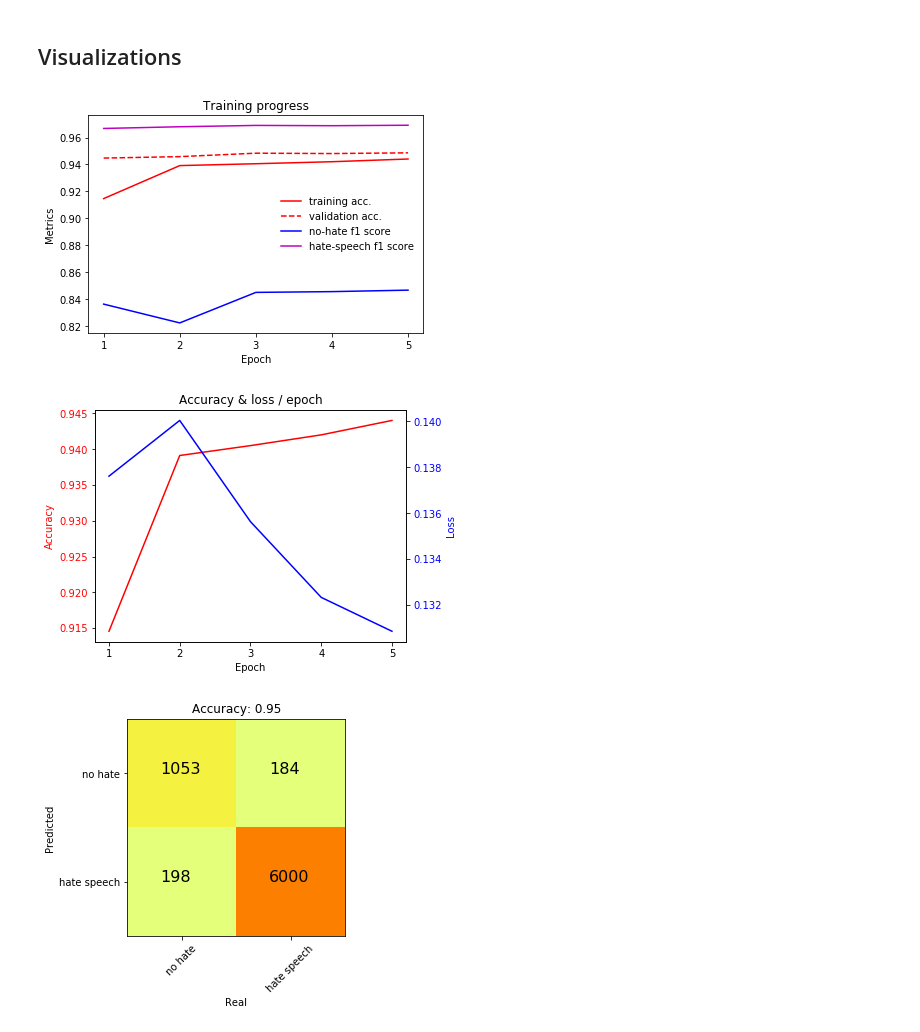
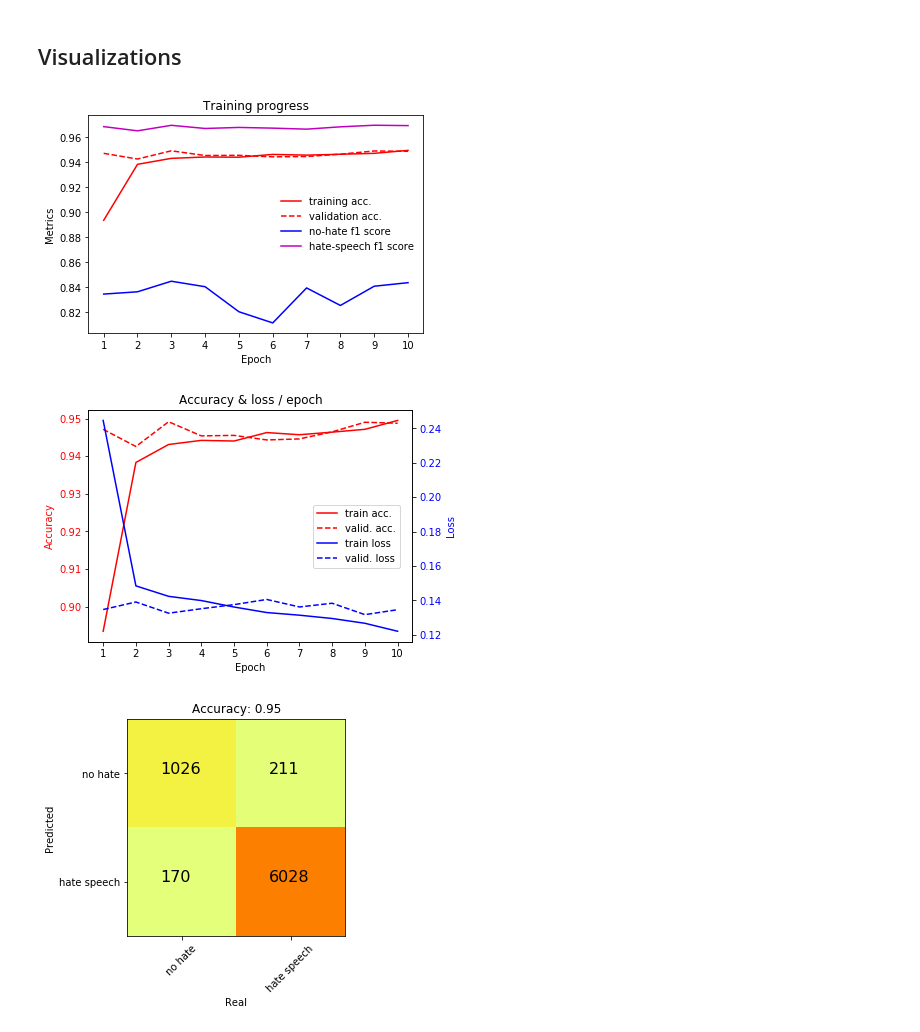
Before and after one commit to kk0walski/Phase_2, a Jupyter notebook: HSD_EN_Dense_model.ipynb, the cells around one changed output. Saved outputs shown, nothing was run; the diff lists cells and outputs as text; code cells hidden in the pictures.

Commit message:
HSD models (new & update)
Upadates of dense, SVM models and additional convolutional, lstm models. Scripts.

```diff
--- a/HSD_EN_Dense_model.ipynb
+++ b/HSD_EN_Dense_model.ipynb
@@ -37,14 +37,14 @@ features.shape
 The best model was selected using a GridSearch with 5-fold CV.
 # %%
 # hyperparams
-LAYERS = 2  # hidden layers count
+LAYERS = 5  # hidden layers count
 LR = 0.001  # learning rate
 OPTIM = tf.keras.optimizers.Adam  # optimizer
-EPOCHS = 5
+EPOCHS = 10
 
 # params
 HL_NODES = 128  # hidden layer nodes
-BATCH_SIZE = 100  # size of input batch
+BATCH_SIZE = 200  # size of input batch
 INIT = 'random_normal'  # trainable param initializer
 # %%
 SPLIT_RATIO = 0.7
@@ -121,6 +121,9 @@ class DenseModel():
 
     def predict(self, X_t):
         return self.model.predict(X_t)
+
+    def save(self, file_name):
+        self.model.save(file_name)
 # %%
 def models_comparison_bars(df, title, save_file=None):
     fig, axs = plt.subplots(1, 3, figsize=(16, 4))
@@ -316,23 +370,27 @@ def plots(y_ss, y_labels, colors, title, file_name=None):
         plt.savefig(file_name)
     plt.show()
 
-def twinx_plot(y1_s, y2_s, x_label, y1_label, y2_label, title, colors=['r', 'b'], file_name=None):
+def twinx_plot(y11_s, y12_s, y21_s, y22_s, x_label, y1_label,y2_label, title,
+               styles=['r-', 'r--', 'b-', 'b--'], colors=['r', 'b'], file_name=None):
     fig, ax1 = plt.subplots()
 
     ax1.set_xlabel(x_label)
-    ax1.set_xticks(range(1, len(y1_s)+1))
+    ax1.set_xticks(range(1, len(y11_s)+1))
 
     ax1.set_ylabel(y1_label, color=colors[0])
-    ax1.plot(range(1, len(y1_s)+1), y1_s, color=colors[0])
+    ax1.plot(range(1, len(y11_s)+1), y11_s, styles[0], label='train acc.')
+    ax1.plot(range(1, len(y12_s)+1), y12_s, styles[1], label='valid. acc.')
     ax1.tick_params(axis='y', labelcolor=colors[0])
 
     ax2 = ax1.twinx()  # instantiate a second axes that shares the same x-axis
 
     ax2.set_ylabel(y2_label, color=colors[1])  # we already handled the x-label with ax1
-    ax2.plot(range(1, len(y2_s)+1), y2_s, color=colors[1])
+    ax2.plot(range(1, len(y21_s)+1), y21_s, styles[2], label='train loss')
+    ax2.plot(range(1, len(y22_s)+1), y22_s, styles[3], label='valid. loss')
     ax2.tick_params(axis='y', labelcolor=colors[1])
 
     fig.tight_layout()  # otherwise the right y-label is slightly clipped
+    fig.legend(loc='right', bbox_to_anchor=(0.85, 0.5))
     plt.title(title)
 
     if file_name:
@@ -364,6 +422,7 @@ def class_distribution_hist(y_true, y_pred, cls, x_label, y_label, title, file_n
     plt.xlabel(x_label)
     tick_marks = np.arange(len(cls))
     plt.xticks(tick_marks, cls)
+    plt.legend(labels=['Real', 'Predicted'], loc='best')
 
     if file_name:
         plt.savefig(file_name)
@@ -379,20 +438,21 @@ plots([history.history['categorical_accuracy'],
       ['-r', '--r', 'b', 'm'],
       title='Training progress', file_name='results/en_dense/train_progress.png')
 # %% [output]
-[figure, old version]
+[figure, new version]
 # %%
-twinx_plot(history.history['categorical_accuracy'], history.history['val_loss'],
+twinx_plot(history.history['categorical_accuracy'], history.history['val_categorical_accuracy'],
+           history.history['loss'], history.history['val_loss'],
           x_label='Epoch', y1_label='Accuracy', y2_label='Loss', title='Accuracy & loss / epoch',
           file_name='results/en_dense/acc_loss.png')
 # %% [output]
-[figure, old version]
+[figure, new version]
 # %%
 confusion_matrix_plot(conf_mat, cls=classes,
                       x_label='Real', y_label='Predicted',
                       title='Accuracy: {}'.format(round(acc, 2)),
                       file_name='results/en_dense/cm.png')
 # %% [output]
-[figure, old version]
+[figure, new version]
 # %%
 class_distribution_hist(y_true, y_pred, cls=classes,
                         x_label='Classes', y_label='Cardinality', title='Real and pred. classes cards.',
```
Also changed, not shown: parts of 11 cells of this notebook, 10 other files.
